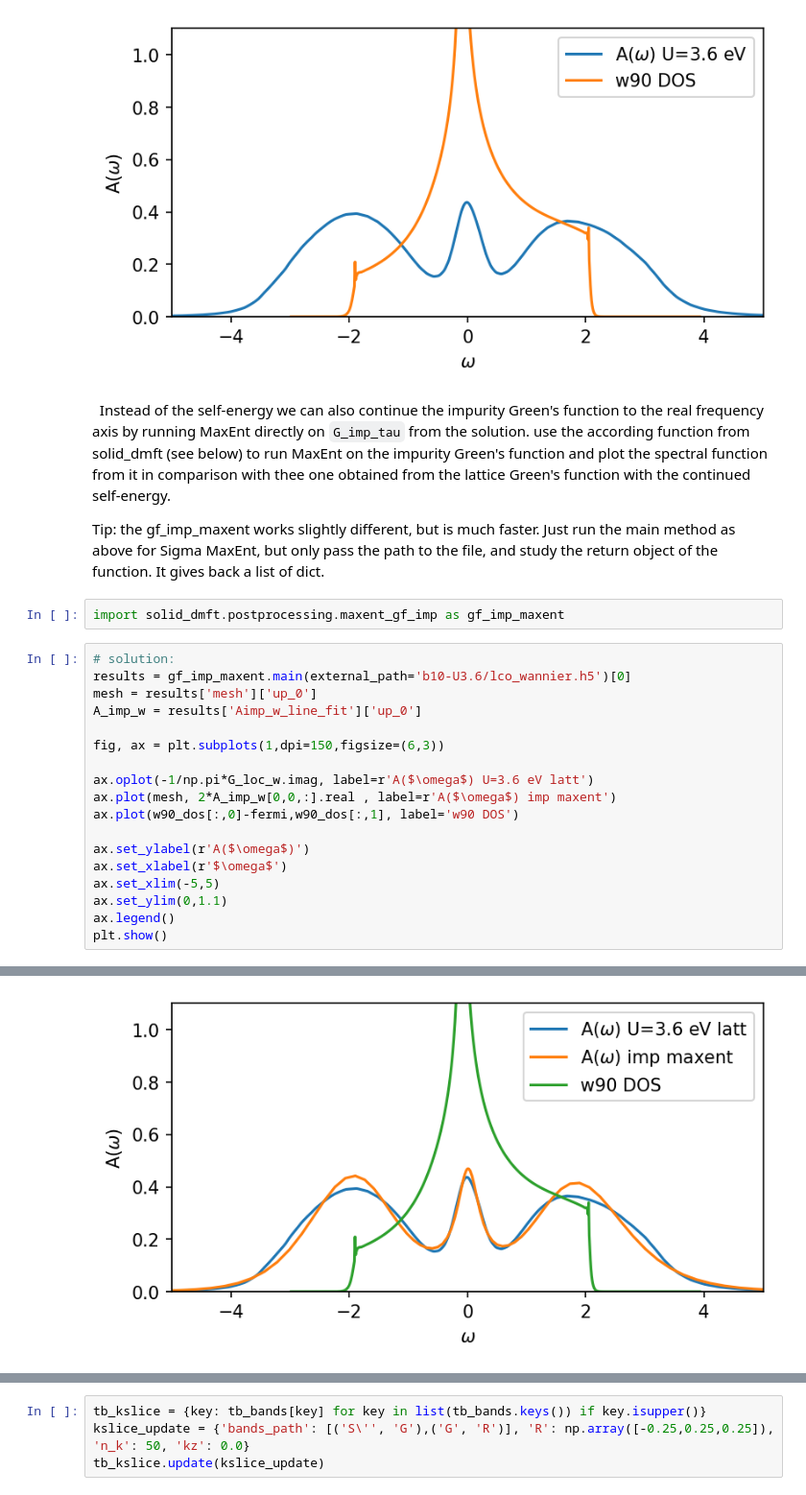
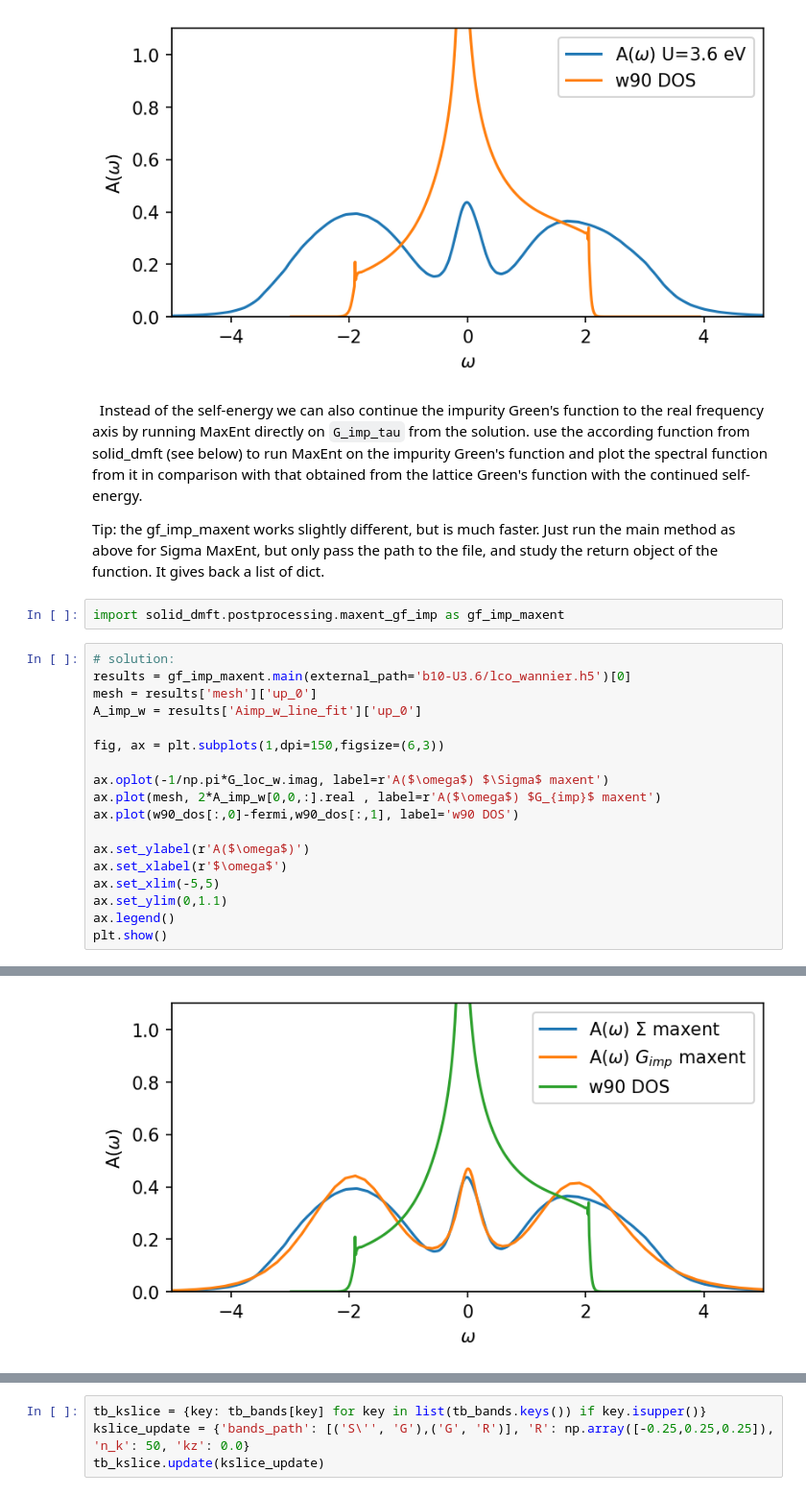
Before and after one commit to TRIQS/tutorials, a Jupyter notebook: AbinitioDMFT/solutions/01s-solid_dmft.ipynb, the cells around one changed output, grey strips where cells are left out. Shown at 96% size. Drawn from its saved outputs; the diff is of its cells as text.

```diff
--- a/AbinitioDMFT/solutions/01s-solid_dmft.ipynb
+++ b/AbinitioDMFT/solutions/01s-solid_dmft.ipynb
@@ -618,7 +613,7 @@ plt.show()
 # %% [output]
 [figure]
 # %% [markdown]
-<i class="fa fa-gear fa-2x" style="color: #186391"></i>&nbsp; Instead of the self-energy we can also continue the impurity Green's function to the real frequency axis by running MaxEnt directly on `G_imp_tau` from the solution. use the according function from solid_dmft (see below) to run MaxEnt on the impurity Green's function and plot the spectral function from it in comparison with thee one obtained from the lattice Green's function with the continued self-energy.
+<i class="fa fa-gear fa-2x" style="color: #186391"></i>&nbsp; Instead of the self-energy we can also continue the impurity Green's function to the real frequency axis by running MaxEnt directly on `G_imp_tau` from the solution. use the according function from solid_dmft (see below) to run MaxEnt on the impurity Green's function and plot the spectral function from it in comparison with that obtained from the lattice Green's function with the continued self-energy.
 
 Tip: the gf_imp_maxent works slightly different, but is much faster. Just run the main method as above for Sigma MaxEnt, but only pass the path to the file, and study the return object of the function. It gives back a list of dict.
 # %%
@@ -631,8 +626,8 @@ A_imp_w = results['Aimp_w_line_fit']['up_0']
 
 fig, ax = plt.subplots(1,dpi=150,figsize=(6,3))
 
-ax.oplot(-1/np.pi*G_loc_w.imag, label=r'A($\omega$) U=3.6 eV latt')
-ax.plot(mesh, 2*A_imp_w[0,0,:].real , label=r'A($\omega$) imp maxent')
+ax.oplot(-1/np.pi*G_loc_w.imag, label=r'A($\omega$) $\Sigma$ maxent')
+ax.plot(mesh, 2*A_imp_w[0,0,:].real , label=r'A($\omega$) $G_{imp}$ maxent')
 ax.plot(w90_dos[:,0]-fermi,w90_dos[:,1], label='w90 DOS')
 
 ax.set_ylabel(r'A($\omega$)')
@@ -662,2 +657,2 @@ The program took 3 s.
-[figure, old version]
+[figure, new version]
 # %% [markdown]
```
Also changed, not shown: parts of 22 cells of this notebook, 1 other file.
